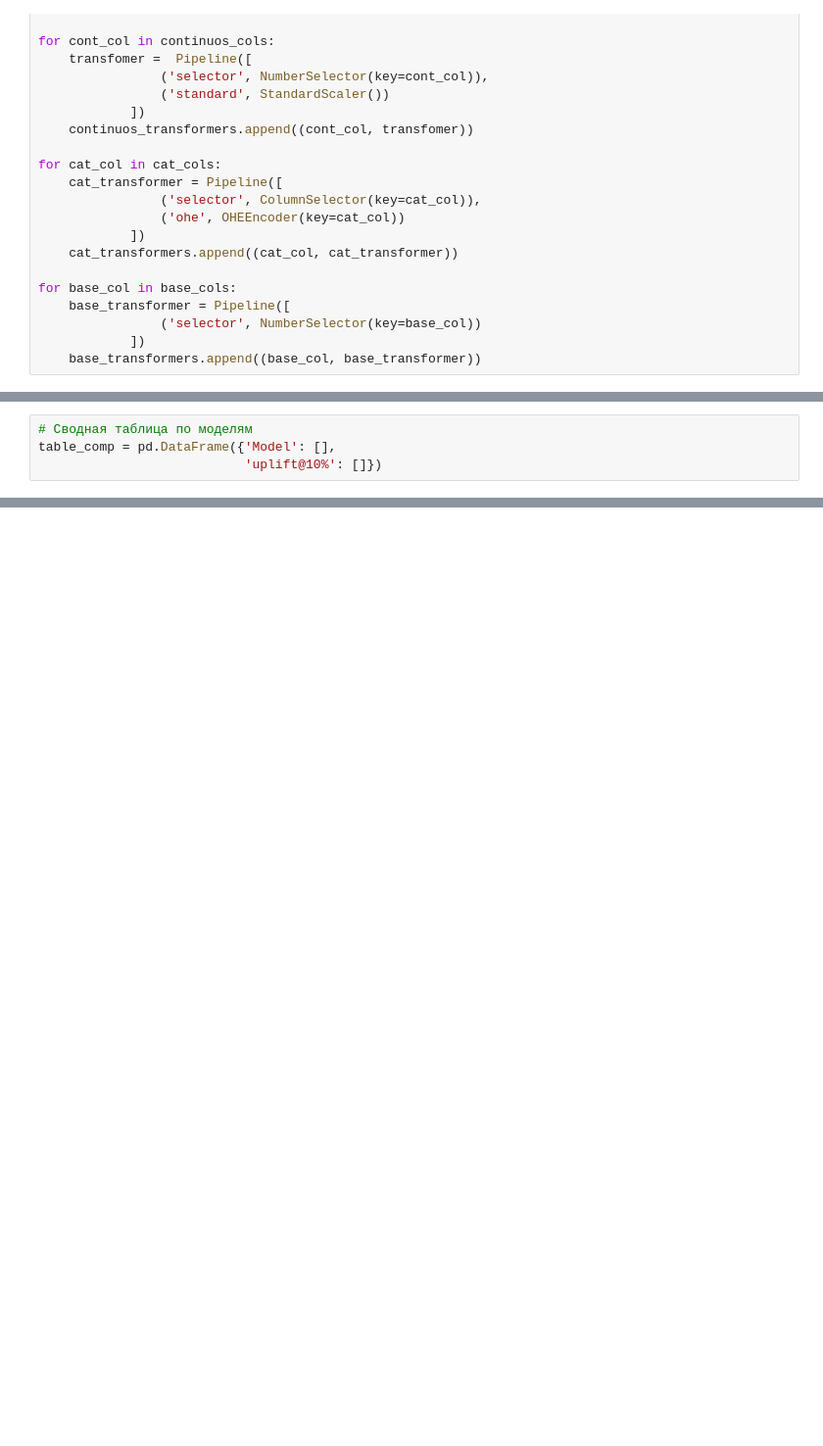
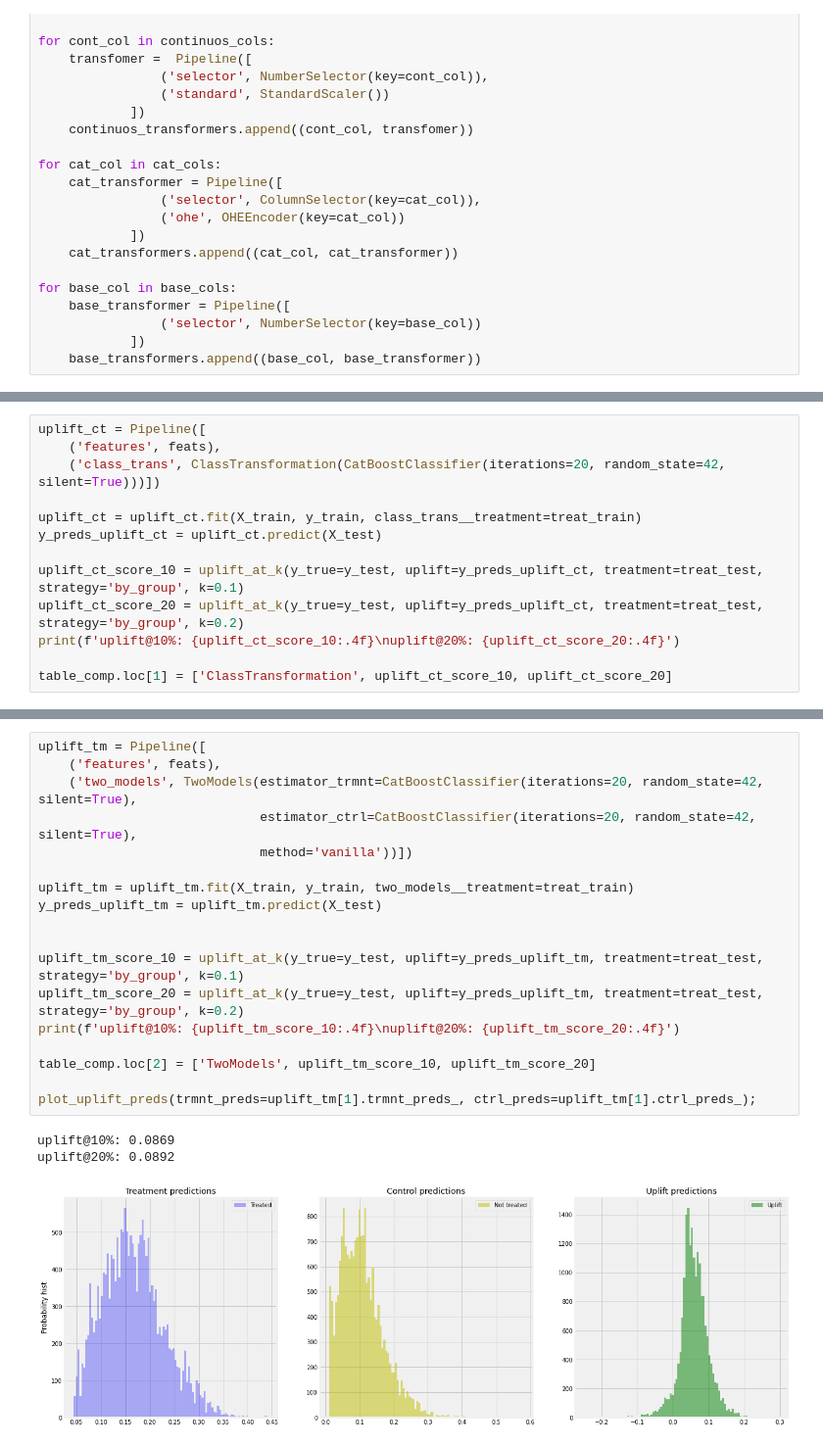
Before and after one commit to YuliaOv22/dsinbusiness16112021, a Jupyter notebook: HW4_UpliftModeling.ipynb, the cells around one changed output, grey strips where cells are left out. Shown at 98% size. Cells and saved outputs as stored; diff of their text form; blank space fills up the shorter version.

```diff
--- a/HW4_UpliftModeling.ipynb
+++ b/HW4_UpliftModeling.ipynb
@@ -237,4 +254,0 @@ TypeError: fit() takes from 2 to 3 positional arguments but 4 were given
-# %%
-# Сводная таблица по моделям
-table_comp = pd.DataFrame({'Model': [],
-                           'uplift@10%': []})
@@ -240,0 +284,13 @@ table_comp = pd.DataFrame({'Model': [],
+# %%
+uplift_ct = Pipeline([
+    ('features', feats),
+    ('class_trans', ClassTransformation(CatBoostClassifier(iterations=20, random_state=42, silent=True)))])
+
+uplift_ct = uplift_ct.fit(X_train, y_train, class_trans__treatment=treat_train)
+y_preds_uplift_ct = uplift_ct.predict(X_test)
+
+uplift_ct_score_10 = uplift_at_k(y_true=y_test, uplift=y_preds_uplift_ct, treatment=treat_test, strategy='by_group', k=0.1)
+uplift_ct_score_20 = uplift_at_k(y_true=y_test, uplift=y_preds_uplift_ct, treatment=treat_test, strategy='by_group', k=0.2)
+print(f'uplift@10%: {uplift_ct_score_10:.4f}\nuplift@20%: {uplift_ct_score_20:.4f}')
+
+table_comp.loc[1] = ['ClassTransformation', uplift_ct_score_10, uplift_ct_score_20]
@@ -240,0 +304,22 @@ table_comp = pd.DataFrame({'Model': [],
+# %%
+uplift_tm = Pipeline([
+    ('features', feats),
+    ('two_models', TwoModels(estimator_trmnt=CatBoostClassifier(iterations=20, random_state=42, silent=True),
+                             estimator_ctrl=CatBoostClassifier(iterations=20, random_state=42, silent=True),
+                             method='vanilla'))])
+
+uplift_tm = uplift_tm.fit(X_train, y_train, two_models__treatment=treat_train)
+y_preds_uplift_tm = uplift_tm.predict(X_test)
+
+
+uplift_tm_score_10 = uplift_at_k(y_true=y_test, uplift=y_preds_uplift_tm, treatment=treat_test, strategy='by_group', k=0.1)
+uplift_tm_score_20 = uplift_at_k(y_true=y_test, uplift=y_preds_uplift_tm, treatment=treat_test, strategy='by_group', k=0.2)
+print(f'uplift@10%: {uplift_tm_score_10:.4f}\nuplift@20%: {uplift_tm_score_20:.4f}')
+
+table_comp.loc[2] = ['TwoModels', uplift_tm_score_10, uplift_tm_score_20]
+
+plot_uplift_preds(trmnt_preds=uplift_tm[1].trmnt_preds_, ctrl_preds=uplift_tm[1].ctrl_preds_);
+# %% [output]
+uplift@10%: 0.0869
+uplift@20%: 0.0892
+[figure, added]
```
Also changed, not shown: parts of 21 cells of this notebook, 7 other files.
